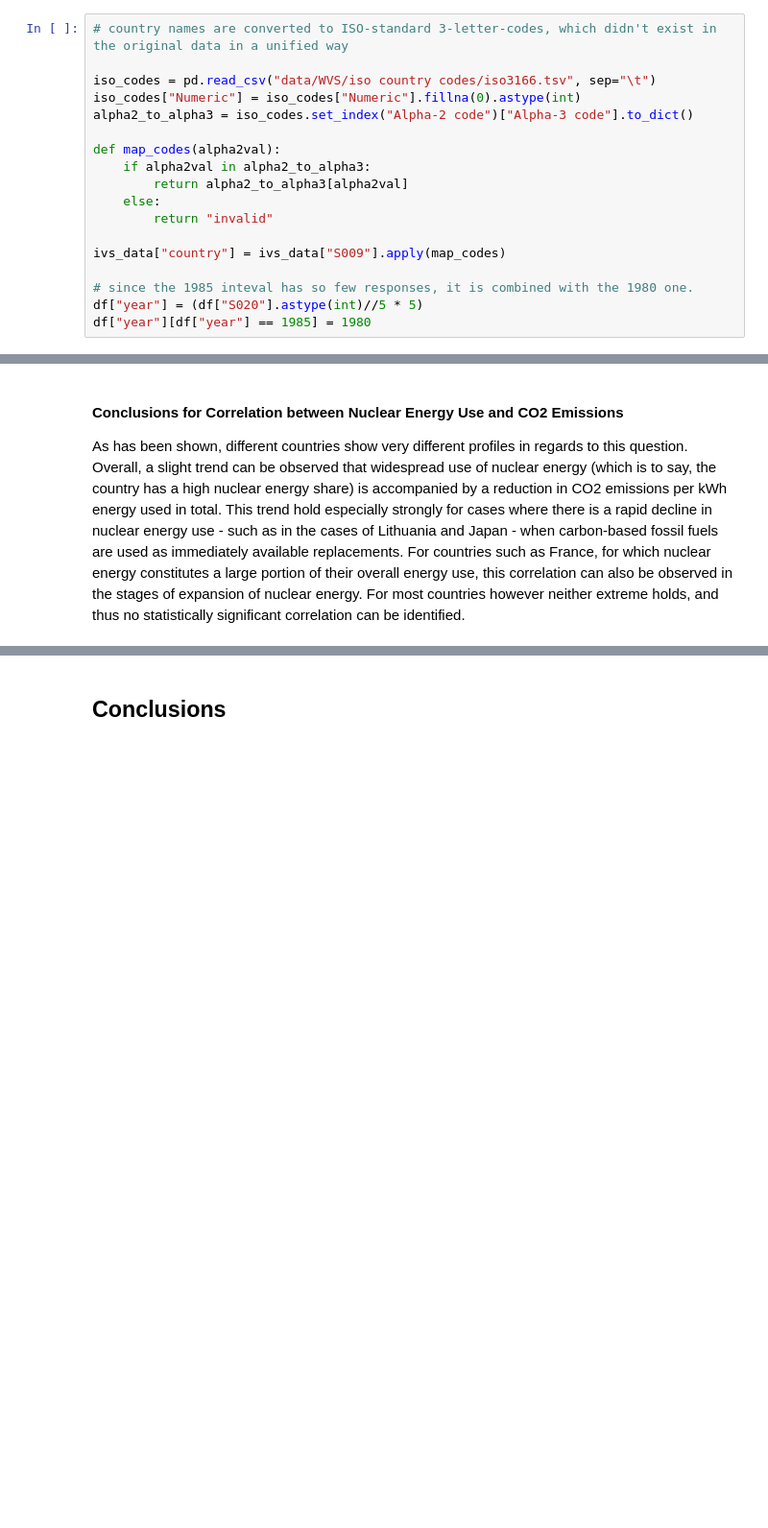
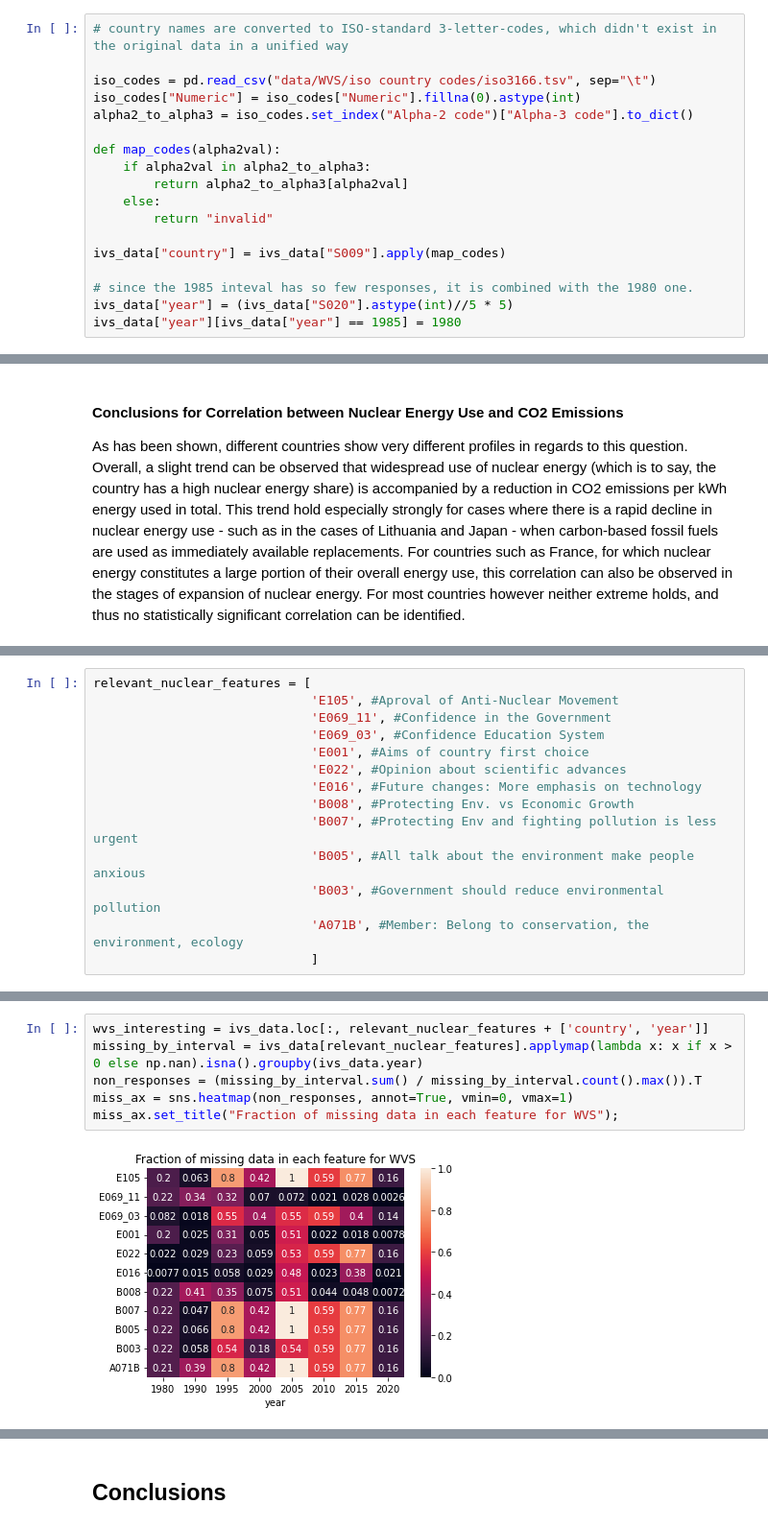
Before and after one commit to Molybdenum42/DOPP_Exercise3, a Jupyter notebook: submission_ready/exercise3_complete.ipynb, the cells around one changed output, grey strips where cells are left out. Shown at 96% size. Cells and saved outputs as stored; diff of their text form; blank space fills up the shorter version.

```diff
--- a/submission_ready/exercise3_complete.ipynb
+++ b/submission_ready/exercise3_complete.ipynb
@@ -145,6 +132,6 @@ def map_codes(alpha2val):
 ivs_data["country"] = ivs_data["S009"].apply(map_codes)
 
 # since the 1985 inteval has so few responses, it is combined with the 1980 one.
-df["year"] = (df["S020"].astype(int)//5 * 5)
-df["year"][df["year"] == 1985] = 1980
+ivs_data["year"] = (ivs_data["S020"].astype(int)//5 * 5)
+ivs_data["year"][ivs_data["year"] == 1985] = 1980
 # %%
@@ -343,0 +360,14 @@ As has been shown, different countries show very different profiles in regards t
+# %%
+relevant_nuclear_features = [
+                             'E105', #Aproval of Anti-Nuclear Movement
+                             'E069_11', #Confidence in the Government
+                             'E069_03', #Confidence Education System
+                             'E001', #Aims of country first choice
+                             'E022', #Opinion about scientific advances
+                             'E016', #Future changes: More emphasis on technology
+                             'B008', #Protecting Env. vs Economic Growth
+                             'B007', #Protecting Env and fighting pollution is less urgent
+                             'B005', #All talk about the environment make people anxious
+                             'B003', #Government should reduce environmental pollution
+                             'A071B', #Member: Belong to conservation, the environment, ecology
+                             ]
@@ -343,0 +382,8 @@ As has been shown, different countries show very different profiles in regards t
+# %%
+wvs_interesting = ivs_data.loc[:, relevant_nuclear_features + ['country', 'year']]
+missing_by_interval = ivs_data[relevant_nuclear_features].applymap(lambda x: x if x > 0 else np.nan).isna().groupby(ivs_data.year)
+non_responses = (missing_by_interval.sum() / missing_by_interval.count().max()).T
+miss_ax = sns.heatmap(non_responses, annot=True, vmin=0, vmax=1)
+miss_ax.set_title("Fraction of missing data in each feature for WVS");
+# %% [output]
+[figure, added]
```
Also changed, not shown: parts of 82 cells of this notebook.
